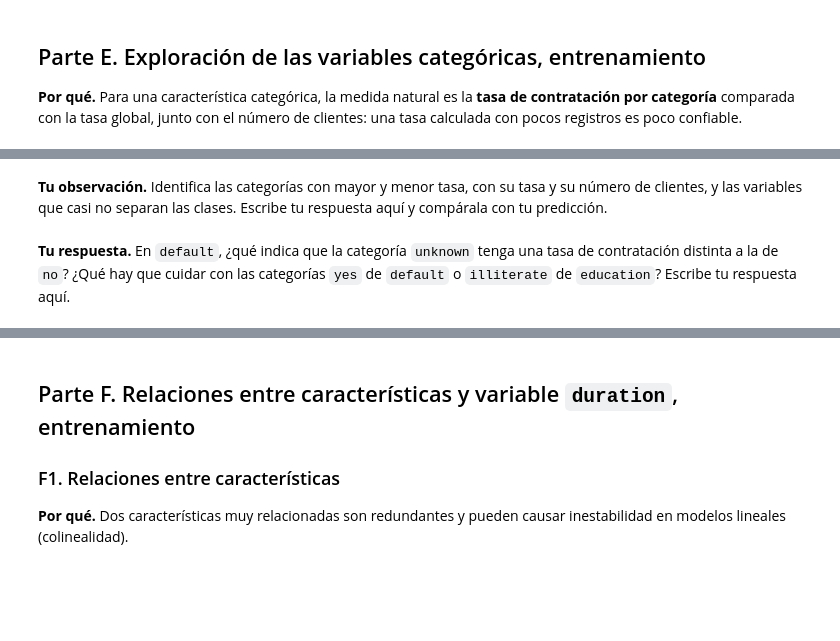
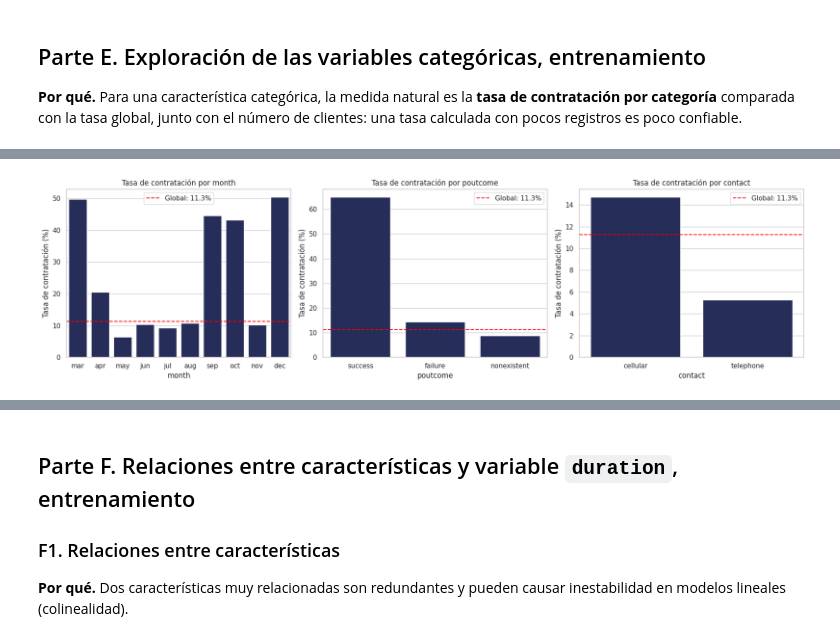
Before and after one commit to JuCaRiCo/202602-AnaliticaDescriptivaPredictiva, a Jupyter notebook: Rivera_JuanCarlos_EDA_predictivo.ipynb, the cells around one changed output, grey strips where cells are left out. Saved outputs shown, nothing was run; the diff lists cells and outputs as text; code cells hidden in the pictures; blank space fills up the shorter version.

```diff
--- a/Rivera_JuanCarlos_EDA_predictivo.ipynb
+++ b/Rivera_JuanCarlos_EDA_predictivo.ipynb
@@ -647,4 +787,53 @@ cons.price.idx            91.70            95.37             0          0.00
-# %% [markdown]
-**Tu observación.** Identifica las categorías con mayor y menor tasa, con su tasa y su número de clientes, y las variables que casi no separan las clases. Escribe tu respuesta aquí y compárala con tu predicción.
-# %% [markdown]
-**Tu respuesta.** En `default`, ¿qué indica que la categoría `unknown` tenga una tasa de contratación distinta a la de `no`? ¿Qué hay que cuidar con las categorías `yes` de `default` o `illiterate` de `education`? Escribe tu respuesta aquí.
+# %%
+# E3. Escribe el código que grafique la tasa de contratación por categoría de month (en orden
+# cronológico: mar, apr, may, jun, jul, aug, sep, oct, nov, dec), poutcome y contact,
+# con una línea horizontal en la tasa global.
+
+# Definición del orden cronológico para los meses disponibles en el dataset
+orden_meses = ["mar", "apr", "may", "jun", "jul", "aug", "sep", "oct", "nov", "dec"]
+
+# Tasa global
+tasa_global_pct = ent["suscribe"].mean() * 100
+
+# Variables a graficar
+variables_e3 = ["month", "poutcome", "contact"]
+
+fig, ejes = plt.subplots(1, 3, figsize=(18, 5))
+
+for i, var in enumerate(variables_e3):
+    # Calcular tasa de contratación (%) por categoría
+    tabla_var = (
+        ent.groupby(var)["suscribe"]
+        .mean()
+        .mul(100)
+        .reset_index()
+    )
+
+    # Ordenar específicamente para el caso de 'month'
+    if var == "month":
+        tabla_var[var] = pd.Categorical(tabla_var[var], categories=orden_meses, ordered=True)
+        tabla_var = tabla_var.sort_values(var)
+    else:
+        tabla_var = tabla_var.sort_values(by="suscribe", ascending=False)
+
+    # Gráfica de barras
+    sns.barplot(
+        data=tabla_var,
+        x=var,
+        y="suscribe",
+        color=AZUL,
+        ax=ejes[i]
+    )
+
+    # Línea horizontal para la tasa global
+    ejes[i].axhline(tasa_global_pct, color="red", linestyle="--", linewidth=1.5, label=f"Global: {tasa_global_pct:.1f}%")
+
+    ejes[i].set_title(f"Tasa de contratación por {var}", fontsize=12)
+    ejes[i].set_xlabel(var)
+    ejes[i].set_ylabel("Tasa de contratación (%)")
+    ejes[i].legend()
+
+plt.tight_layout()
+plt.show()
+# %% [output]
+[figure, added]
```
Also changed, not shown: parts of 31 cells of this notebook.
